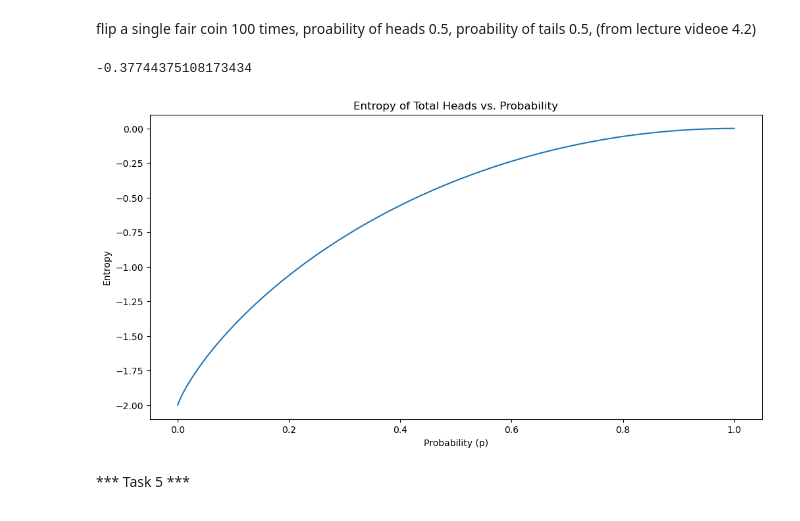
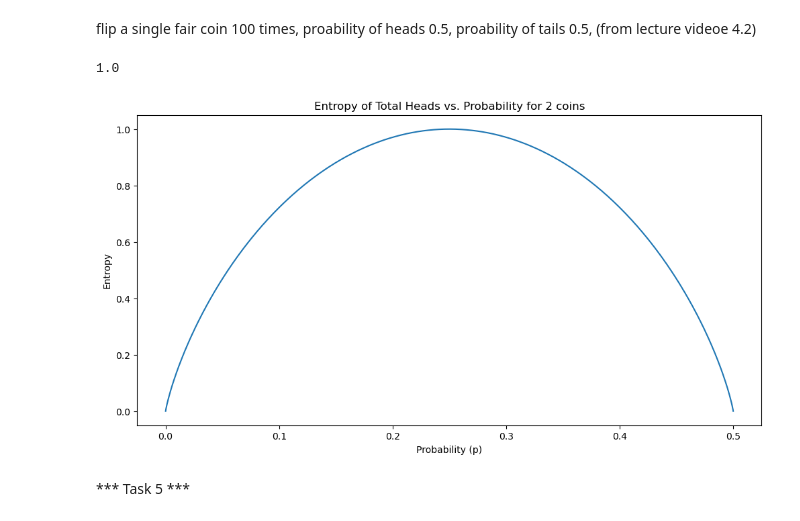
Before and after one commit to dectan/FUNDAMENTALS-OF-DATA-ANALYSIS, a Jupyter notebook: tasks.ipynb, the cells around one changed output. Drawn from its saved outputs; the diff is of its cells as text; code cells hidden in the pictures.

Commit message:
task 4 updated to reflect entropy of flipping 2 coins

```diff
--- a/tasks.ipynb
+++ b/tasks.ipynb
@@ -150,23 +150,23 @@ flip a single fair coin 100 times, proability of heads 0.5, proability of tails
 #rand_coins =np.random.binomial(1,0.5,10000)
 # %%
 def H(p):
-    return -(2-p) * np.log2(2.0 - p)- p *np.log2(p)
+    return -(1-p) * np.log2(1.0 - p)- p *np.log2(p)
 # %%
-H(0.5)
+H(.5)
 # %% [output]
--0.37744375108173434
+1.0
 # %%
 fig, ax = plt.subplots(figsize=(12, 6),label = "Entropy")
 
 p = np.linspace(0.00000001,0.9999999,10001)
-
-ax.plot(p,H(p));
+# flip 2 coins
+ax.plot(p,H(p*2));
 plt.xlabel("Probability (p)")
 plt.ylabel("Entropy")
-plt.title("Entropy of Total Heads vs. Probability")
+plt.title("Entropy of Total Heads vs. Probability for 2 coins")
 plt.show()
 # %% [output]
-[figure, old version]
+[figure, new version]
 # %% [markdown]
 *** Task 5 ***
 # %%
```
